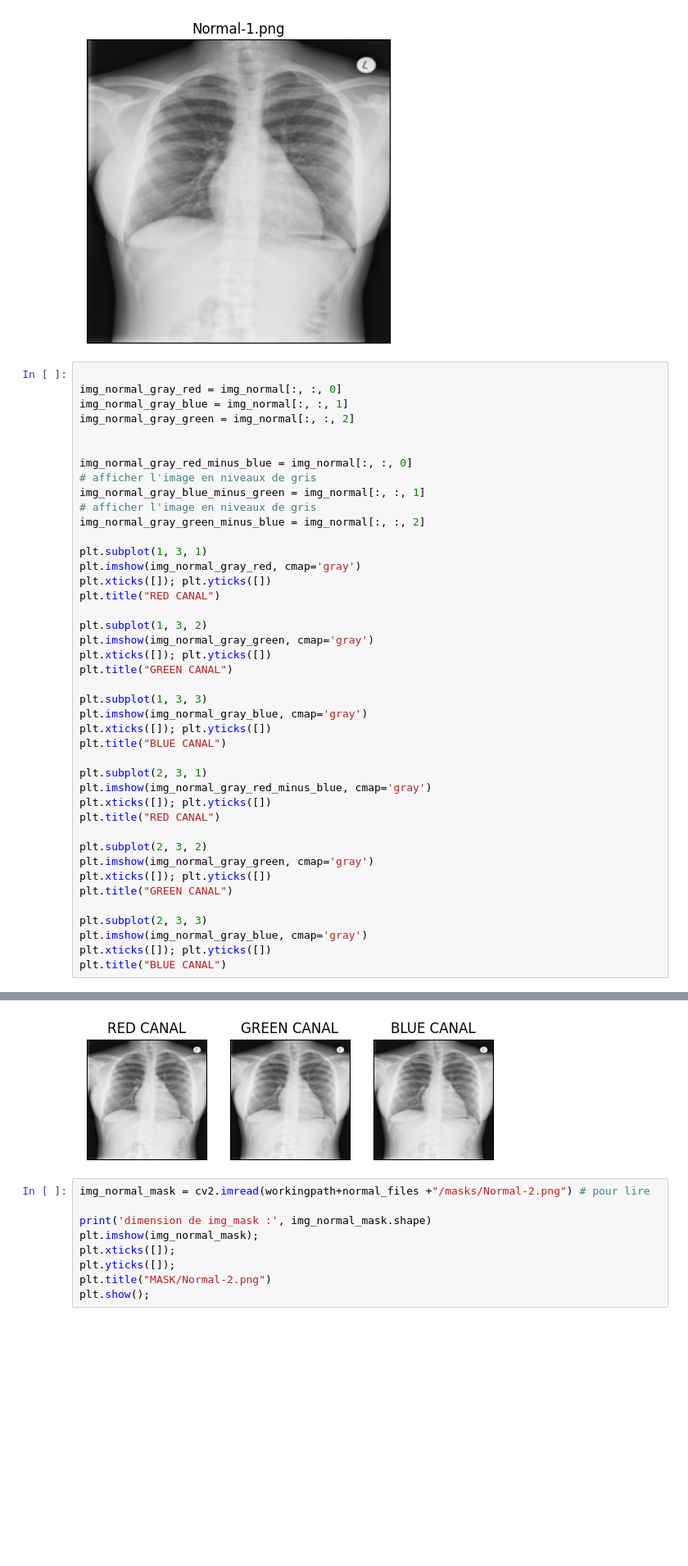
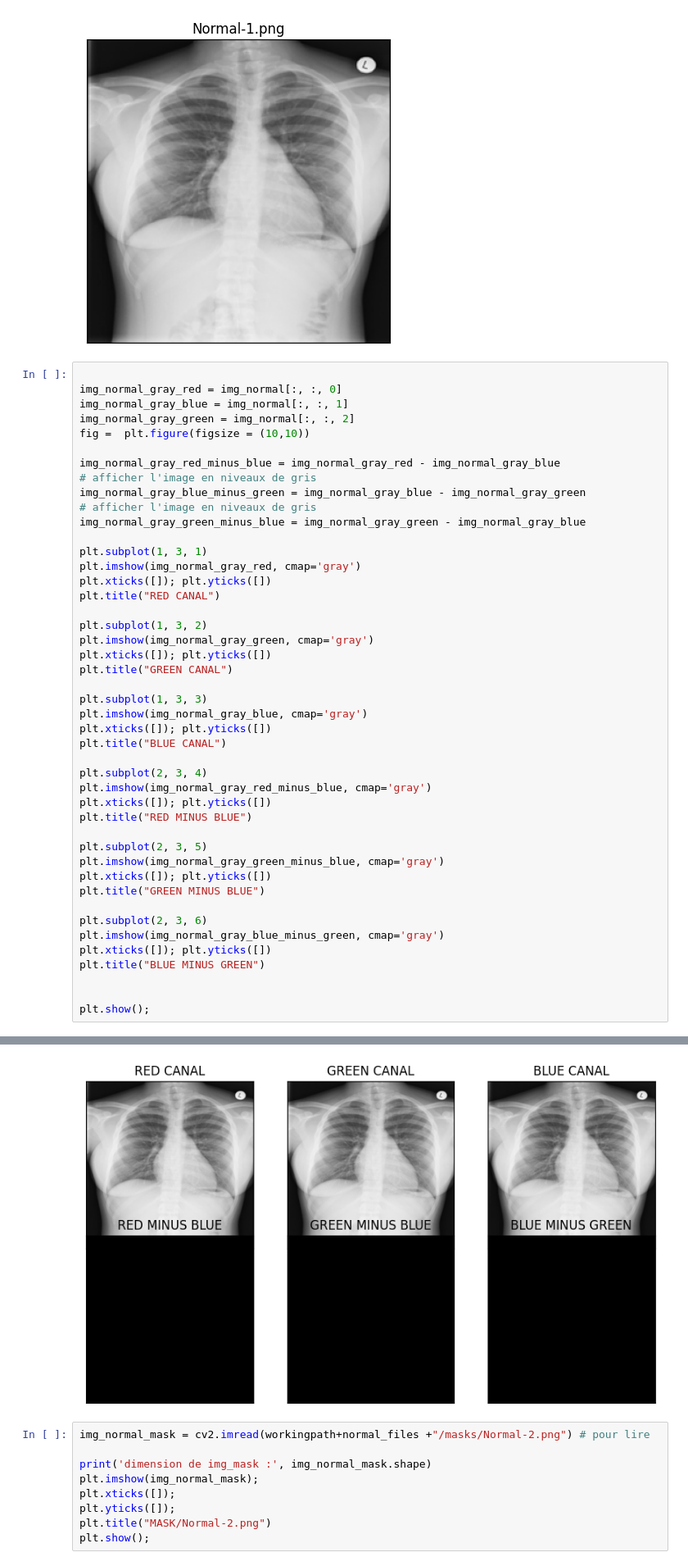
Before and after one commit to cyrilmarat/Liora_Covid, a Jupyter notebook: notebooks/exploration/firsttry.ipynb, the cells around one changed output, grey strips where cells are left out. Shown at 82% size. Cells and saved outputs as stored; diff of their text form; blank space fills up the shorter version.

```diff
--- a/notebooks/exploration/firsttry.ipynb
+++ b/notebooks/exploration/firsttry.ipynb
@@ -25,13 +25,13 @@ dimension de img : (299, 299, 3)
 img_normal_gray_red = img_normal[:, :, 0]
 img_normal_gray_blue = img_normal[:, :, 1]
 img_normal_gray_green = img_normal[:, :, 2]
+fig =  plt.figure(figsize = (10,10))
 
-
-img_normal_gray_red_minus_blue = img_normal[:, :, 0]
+img_normal_gray_red_minus_blue = img_normal_gray_red - img_normal_gray_blue
 # afficher l'image en niveaux de gris
-img_normal_gray_blue_minus_green = img_normal[:, :, 1]
+img_normal_gray_blue_minus_green = img_normal_gray_blue - img_normal_gray_green
 # afficher l'image en niveaux de gris
-img_normal_gray_green_minus_blue = img_normal[:, :, 2]
+img_normal_gray_green_minus_blue = img_normal_gray_green - img_normal_gray_blue
 
 plt.subplot(1, 3, 1)
 plt.imshow(img_normal_gray_red, cmap='gray')
@@ -48,18 +48,21 @@ plt.imshow(img_normal_gray_blue, cmap='gray')
 plt.xticks([]); plt.yticks([])
 plt.title("BLUE CANAL")
 
-plt.subplot(2, 3, 1)
+plt.subplot(2, 3, 4)
 plt.imshow(img_normal_gray_red_minus_blue, cmap='gray')
 plt.xticks([]); plt.yticks([])
-plt.title("RED CANAL")
+plt.title("RED MINUS BLUE")
 
-plt.subplot(2, 3, 2)
-plt.imshow(img_normal_gray_green, cmap='gray')
+plt.subplot(2, 3, 5)
+plt.imshow(img_normal_gray_green_minus_blue, cmap='gray')
 plt.xticks([]); plt.yticks([])
-plt.title("GREEN CANAL")
+plt.title("GREEN MINUS BLUE")
 
-plt.subplot(2, 3, 3)
-plt.imshow(img_normal_gray_blue, cmap='gray')
+plt.subplot(2, 3, 6)
+plt.imshow(img_normal_gray_blue_minus_green, cmap='gray')
 plt.xticks([]); plt.yticks([])
-plt.title("BLUE CANAL")
+plt.title("BLUE MINUS GREEN")
+
+
+plt.show();
 # %% [output]
@@ -67,4 +69,4 @@ Text(0.5, 1.0, 'BLUE CANAL')
-[figure, old version]
+[figure, new version]
 # %%
 img_normal_mask = cv2.imread(workingpath+normal_files +"/masks/Normal-2.png") # pour lire
 
```
Also changed, not shown: parts of 1 cell of this notebook.
